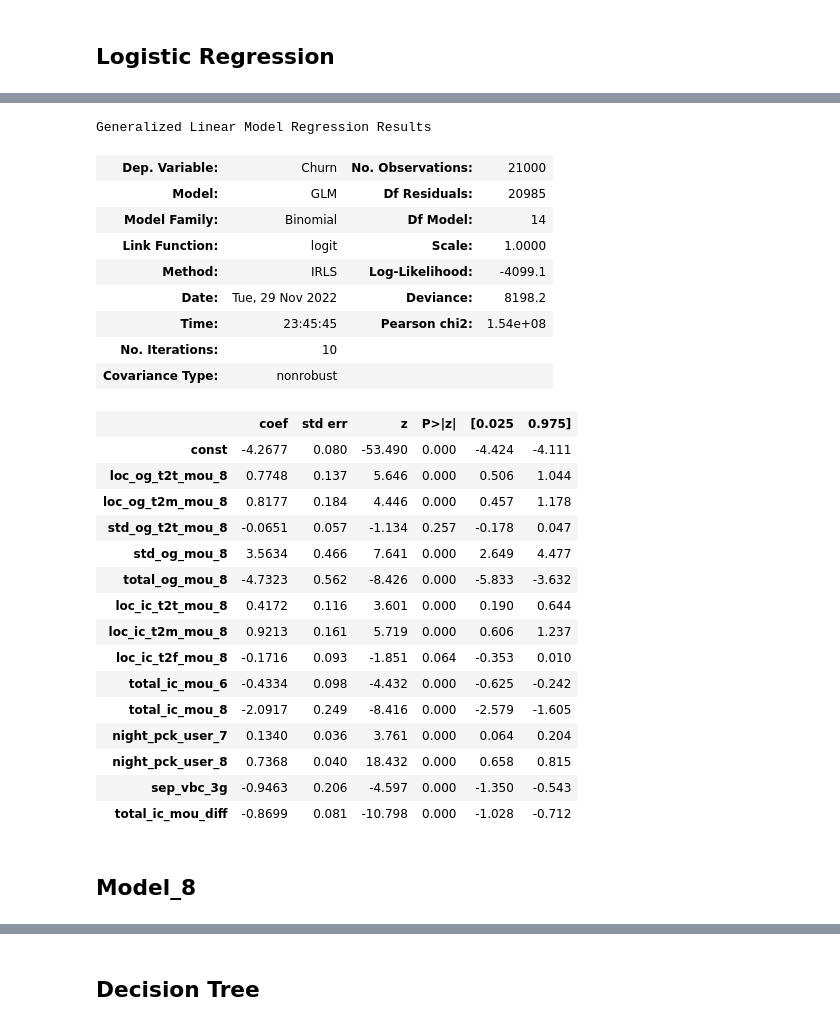
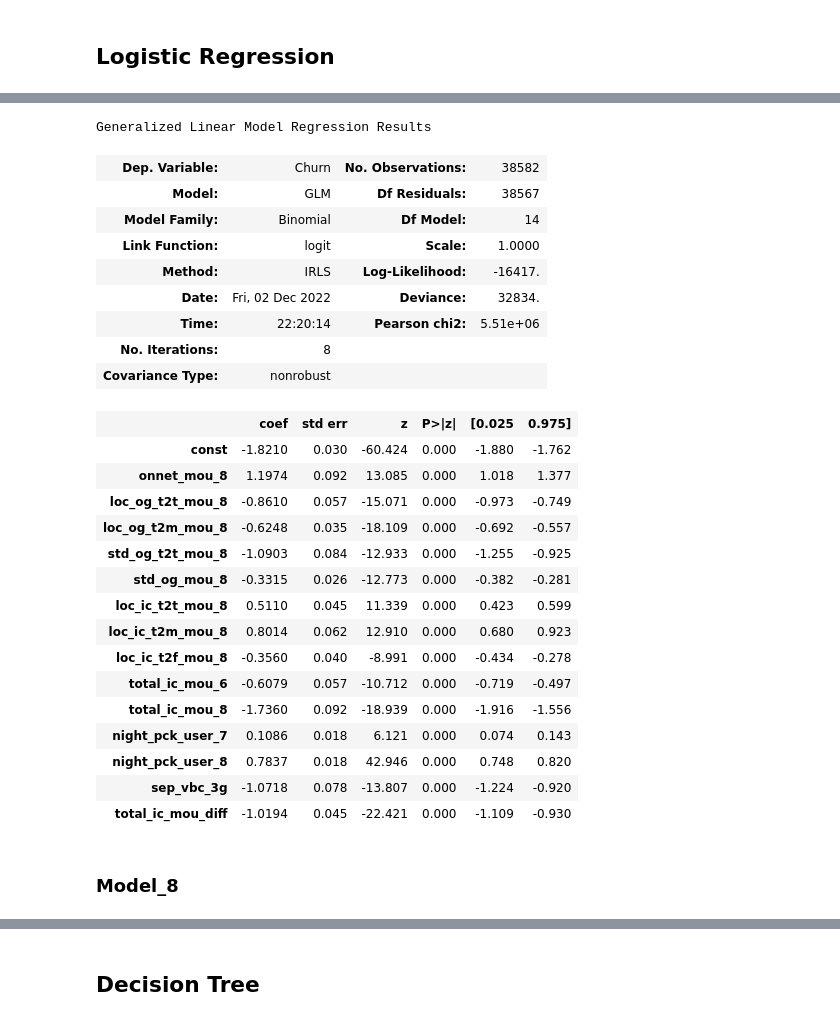
Before and after one commit to VaibhavBhargava2506/Telecom-Churn-Case-Study, a Jupyter notebook: Telecom Churn Case Study-final.ipynb, the cells around one changed output, grey strips where cells are left out. Drawn from its saved outputs; the diff is of its cells as text; code cells hidden in the pictures.

```diff
--- a/Telecom Churn Case Study-final.ipynb
+++ b/Telecom Churn Case Study-final.ipynb
@@ -952,9 +952,13 @@ print (" Shape of the Y_train after resampling : ",y_train_resampled.shape)
 # %% [markdown]
 ## Feature Selection Using RFE
 # %%
+#Instantiate the Logistic Regression Function
+
+logreg = LogisticRegression()
+
 # Running RFE with the output number of the variables equal to 20
 
-rfe = RFE(logreg,20)
+rfe = RFE(logreg,n_features_to_select =20)
 
 rfe = rfe.fit(X_train_resampled, y_train_resampled)
 # %%
@@ -1006,8 +1010,8 @@ Index(['loc_og_t2o_mou', 'std_og_t2o_mou', 'loc_ic_t2o_mou', 'arpu_6',
 # %%
 # Creating X_train_rfe dataframe with RFE selected variables
 
-col = X_train.columns[rfe.support_]
-X_train_rfe = X_train[col]
+col = X_train_resampled.columns[rfe.support_]
+X_train_rfe = X_train_resampled[col]
 X_train_rfe.head()
 # %% [output]
 |  | onnet_mou_8 | loc_og_t2t_mou_8 | loc_og_t2m_mou_8 | loc_og_mou_8 | std_og_t2t_mou_8 | std_og_mou_8 | ... |
@@ -1461,38 +1461,38 @@ findVIF(X_train_new)
 # %%
 # Adding a constant variable.
 
 X_train_sm7 = sm.add_constant(X_train_new)
 
 # Creating a fitted linear model
-model_7 = sm.GLM(y_train, X_train_sm7, family = sm.families.Binomial()).fit()
+model_7 = sm.GLM(y_train_resampled, X_train_sm7, family = sm.families.Binomial()).fit()
 
 # Summary of linear model
 model_7.summary()
 # %% [output]
 Generalized Linear Model Regression Results
-| Dep. Variable: | Churn | No. Observations: | 21000 |
-| Model: | GLM | Df Residuals: | 20985 |
+| Dep. Variable: | Churn | No. Observations: | 38582 |
+| Model: | GLM | Df Residuals: | 38567 |
 | Model Family: | Binomial | Df Model: | 14 |
 | Link Function: | logit | Scale: | 1.0000 |
-| Method: | IRLS | Log-Likelihood: | -4099.1 |
-| Date: | Tue, 29 Nov 2022 | Deviance: | 8198.2 |
-| Time: | 23:45:45 | Pearson chi2: | 1.54e+08 |
-| No. Iterations: | 10 |  |  |
+| Method: | IRLS | Log-Likelihood: | -16417. |
+| Date: | Fri, 02 Dec 2022 | Deviance: | 32834. |
+| Time: | 22:20:14 | Pearson chi2: | 5.51e+06 |
+| No. Iterations: | 8 |  |  |
 | Covariance Type: | nonrobust |  |  |
 |  | coef | std err | z | P>|z| | [0.025 | 0.975] |
-| const | -4.2677 | 0.080 | -53.490 | 0.000 | -4.424 | -4.111 |
-| loc_og_t2t_mou_8 | 0.7748 | 0.137 | 5.646 | 0.000 | 0.506 | 1.044 |
-| loc_og_t2m_mou_8 | 0.8177 | 0.184 | 4.446 | 0.000 | 0.457 | 1.178 |
-| std_og_t2t_mou_8 | -0.0651 | 0.057 | -1.134 | 0.257 | -0.178 | 0.047 |
-| std_og_mou_8 | 3.5634 | 0.466 | 7.641 | 0.000 | 2.649 | 4.477 |
-| total_og_mou_8 | -4.7323 | 0.562 | -8.426 | 0.000 | -5.833 | -3.632 |
-| loc_ic_t2t_mou_8 | 0.4172 | 0.116 | 3.601 | 0.000 | 0.190 | 0.644 |
-| loc_ic_t2m_mou_8 | 0.9213 | 0.161 | 5.719 | 0.000 | 0.606 | 1.237 |
-| loc_ic_t2f_mou_8 | -0.1716 | 0.093 | -1.851 | 0.064 | -0.353 | 0.010 |
-| total_ic_mou_6 | -0.4334 | 0.098 | -4.432 | 0.000 | -0.625 | -0.242 |
-| total_ic_mou_8 | -2.0917 | 0.249 | -8.416 | 0.000 | -2.579 | -1.605 |
-| night_pck_user_7 | 0.1340 | 0.036 | 3.761 | 0.000 | 0.064 | 0.204 |
-| night_pck_user_8 | 0.7368 | 0.040 | 18.432 | 0.000 | 0.658 | 0.815 |
-| sep_vbc_3g | -0.9463 | 0.206 | -4.597 | 0.000 | -1.350 | -0.543 |
-| total_ic_mou_diff | -0.8699 | 0.081 | -10.798 | 0.000 | -1.028 | -0.712 |
+| const | -1.8210 | 0.030 | -60.424 | 0.000 | -1.880 | -1.762 |
+| onnet_mou_8 | 1.1974 | 0.092 | 13.085 | 0.000 | 1.018 | 1.377 |
+| loc_og_t2t_mou_8 | -0.8610 | 0.057 | -15.071 | 0.000 | -0.973 | -0.749 |
+| loc_og_t2m_mou_8 | -0.6248 | 0.035 | -18.109 | 0.000 | -0.692 | -0.557 |
+| std_og_t2t_mou_8 | -1.0903 | 0.084 | -12.933 | 0.000 | -1.255 | -0.925 |
+| std_og_mou_8 | -0.3315 | 0.026 | -12.773 | 0.000 | -0.382 | -0.281 |
+| loc_ic_t2t_mou_8 | 0.5110 | 0.045 | 11.339 | 0.000 | 0.423 | 0.599 |
+| loc_ic_t2m_mou_8 | 0.8014 | 0.062 | 12.910 | 0.000 | 0.680 | 0.923 |
+| loc_ic_t2f_mou_8 | -0.3560 | 0.040 | -8.991 | 0.000 | -0.434 | -0.278 |
+| total_ic_mou_6 | -0.6079 | 0.057 | -10.712 | 0.000 | -0.719 | -0.497 |
+| total_ic_mou_8 | -1.7360 | 0.092 | -18.939 | 0.000 | -1.916 | -1.556 |
+| night_pck_user_7 | 0.1086 | 0.018 | 6.121 | 0.000 | 0.074 | 0.143 |
+| night_pck_user_8 | 0.7837 | 0.018 | 42.946 | 0.000 | 0.748 | 0.820 |
+| sep_vbc_3g | -1.0718 | 0.078 | -13.807 | 0.000 | -1.224 | -0.920 |
+| total_ic_mou_diff | -1.0194 | 0.045 | -22.421 | 0.000 | -1.109 | -0.930 |
 # %%
@@ -1502,5 +1502,5 @@ X_train_new = X_train_new.drop(['std_og_t2t_mou_8'], axis = 1)
 # %% [markdown]
-## Model_8
+### Model_8
 # %%
 # Calculating the VIFs
 
```
Also changed, not shown: parts of 55 cells of this notebook.
